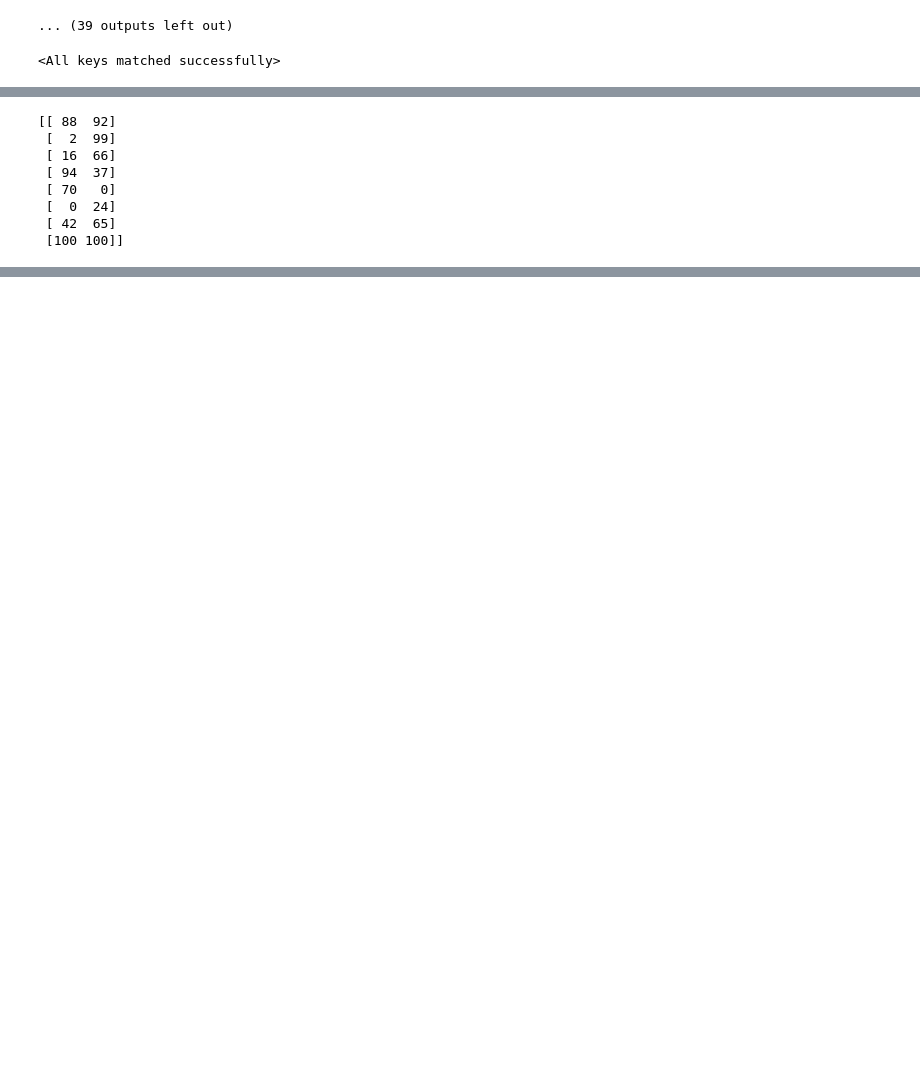
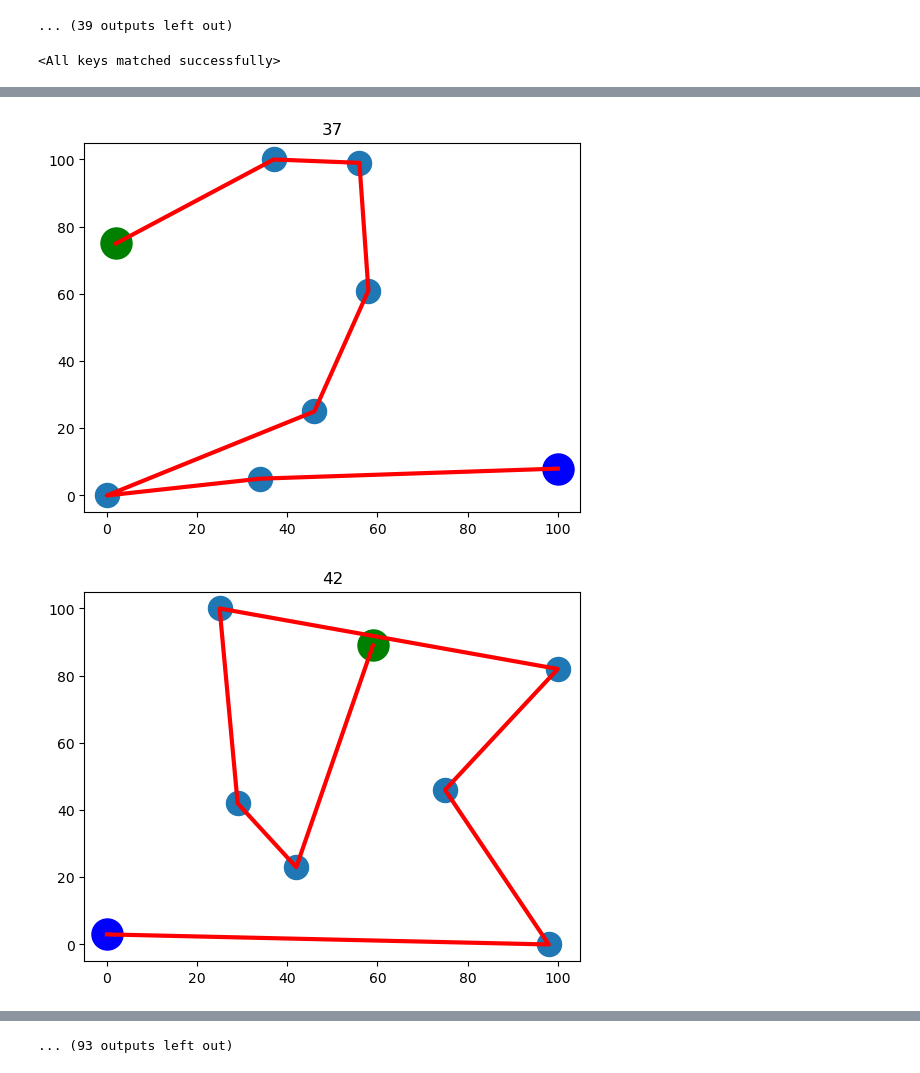
Before and after one commit to Royyang1203/School_work, a Jupyter notebook: S6/DL/hw3_online-character-recognition/410921208_hw3.ipynb, the cells around one changed output, grey strips where cells are left out. Drawn from its saved outputs; the diff is of its cells as text; code cells hidden in the pictures; blank space fills up the shorter version.

```diff
--- a/S6/DL/hw3_online-character-recognition/410921208_hw3.ipynb
+++ b/S6/DL/hw3_online-character-recognition/410921208_hw3.ipynb
@@ -564,13 +857,7 @@ df[df_diff.any(axis=1)]
 # %%
 data = pd.read_csv('data/test_in.csv')  # 從csv文件中讀取數據
+# data = pd.read_csv('data/train_in.csv')  # 從csv文件中讀取數據
+# labels = pd.read_csv('data/train_out.csv')  # 從csv文件中讀取數據
+labels = pd.read_csv('result4.csv')  # 從csv文件中讀取數據
 reshaped_data = data.drop(['Serial No.'], axis=1).values.reshape(-1, 8, 2)
-print(reshaped_data[0])
+# print(reshaped_data[0])
-# %% [output]
-[[ 88  92]
- [  2  99]
- [ 16  66]
- [ 94  37]
- [ 70   0]
- [  0  24]
- [ 42  65]
- [100 100]]
@@ -576,0 +900,38 @@ print(reshaped_data[0])
+# %%
+import matplotlib.pyplot as plt
+
+for i in range(0, len(data)):
+
+    # 假設你有8個座標點，每個點都有x和y兩個座標
+    points = reshaped_data[i]
+    label = labels.iloc[i, 1]
+    # print()
+
+    if (int(labels.iloc[i, 4]) == 1):
+        # 分解為x座標和y座標
+        x = [point[0] for point in points]
+        y = [point[1] for point in points]
+
+        # 繪製座標點
+        plt.scatter(x, y, s=300)
+
+        # 獨立繪製第一個點，以綠色表示
+        plt.scatter(x[0], y[0], color='green', s=500)
+
+        # 獨立繪製最後一個點，以藍色表示
+        plt.scatter(x[-1], y[-1], color='blue', s=500)
+
+        # 繪製連接座標點的線
+        plt.plot(x, y, color='red', linewidth=3)
+
+        # 設定x軸和y軸的範圍
+        plt.xlim(-5, 105)
+        plt.ylim(-5, 105)
+        # plt.title(f"{i}_{label}")
+        plt.title(f"{i+1}")
+
+        # 顯示圖表
+        plt.show()
+# %% [output]
+[figure, added]
+[figure, added]
@@ -577 +948,2 @@ print(reshaped_data[0])
+... (93 outputs left out)
 # %%
```
Also changed, not shown: parts of 25 cells of this notebook, 2 other files.
